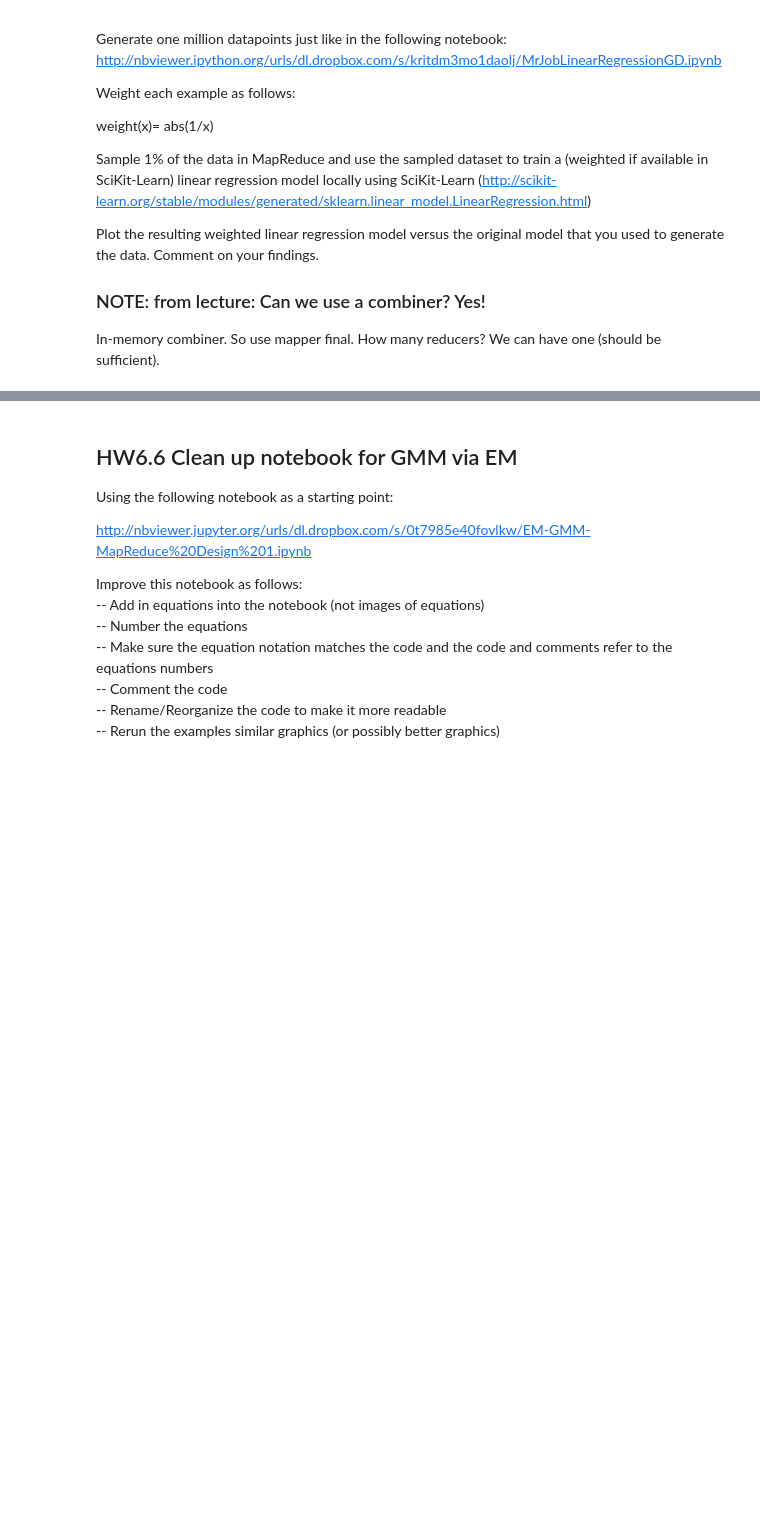
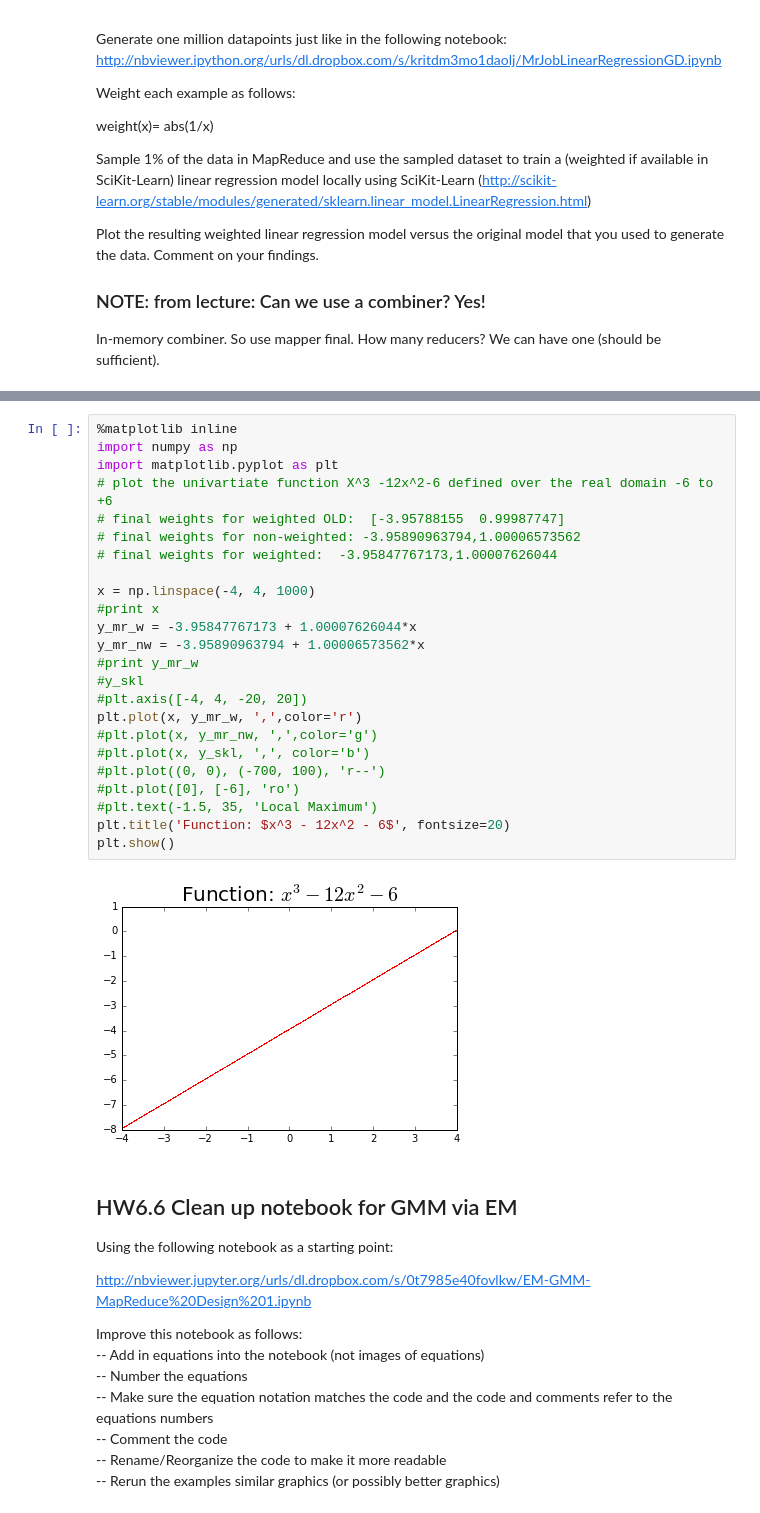
Before and after one commit to mjasek114/w261-Assignments, a Jupyter notebook: hw6/MIDS-W261-2016-HWK-Week06-Jasek.ipynb, the cells around one changed output, grey strips where cells are left out. Cells and saved outputs as stored; diff of their text form; blank space fills up the shorter version.

```diff
--- a/hw6/MIDS-W261-2016-HWK-Week06-Jasek.ipynb
+++ b/hw6/MIDS-W261-2016-HWK-Week06-Jasek.ipynb
@@ -173,3 +433,29 @@ We can have one (should be sufficient).
+# %%
+%matplotlib inline
+import numpy as np
+import matplotlib.pyplot as plt
+# plot the univartiate function X^3 -12x^2-6 defined over the real domain -6 to +6
+# final weights for weighted OLD:  [-3.95788155  0.99987747]
+# final weights for non-weighted: -3.95890963794,1.00006573562
+# final weights for weighted:  -3.95847767173,1.00007626044
+
+x = np.linspace(-4, 4, 1000)
+#print x
+y_mr_w = -3.95847767173 + 1.00007626044*x
+y_mr_nw = -3.95890963794 + 1.00006573562*x
+#print y_mr_w
+#y_skl
+#plt.axis([-4, 4, -20, 20])
+plt.plot(x, y_mr_w, ',',color='r')
+#plt.plot(x, y_mr_nw, ',',color='g')
+#plt.plot(x, y_skl, ',', color='b')
+#plt.plot((0, 0), (-700, 100), 'r--')
+#plt.plot([0], [-6], 'ro')
+#plt.text(-1.5, 35, 'Local Maximum')
+plt.title('Function: $x^3 - 12x^2 - 6$', fontsize=20)
+plt.show()
+# %% [output]
+[figure, added]
 # %% [markdown]
 ## HW6.6 Clean up notebook for GMM via EM
 
```
Also changed, not shown: parts of 14 cells of this notebook.
